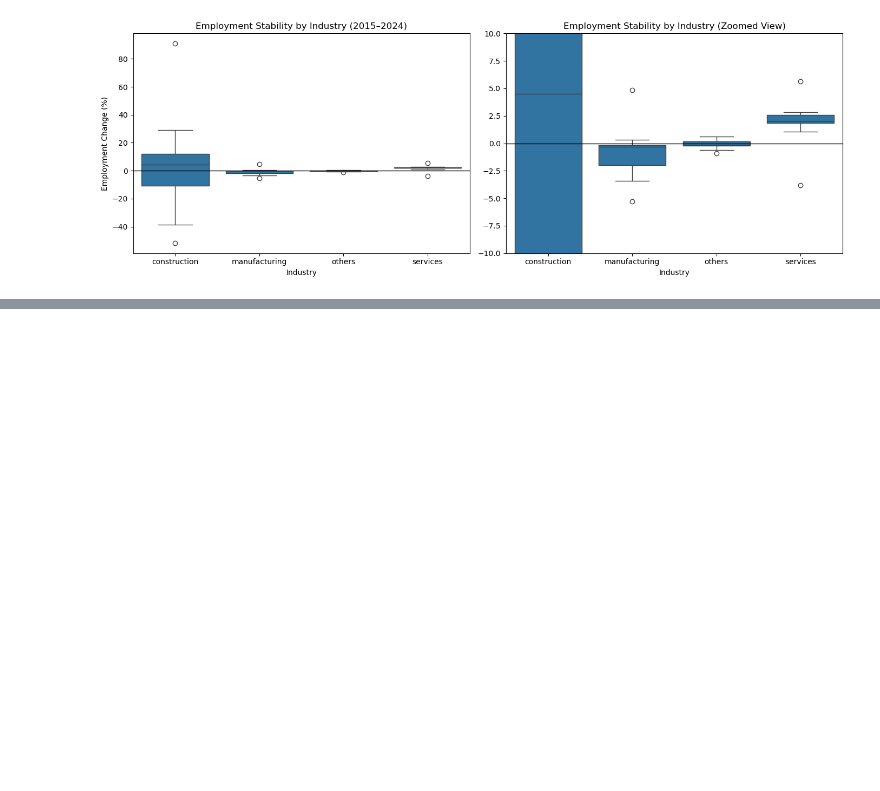
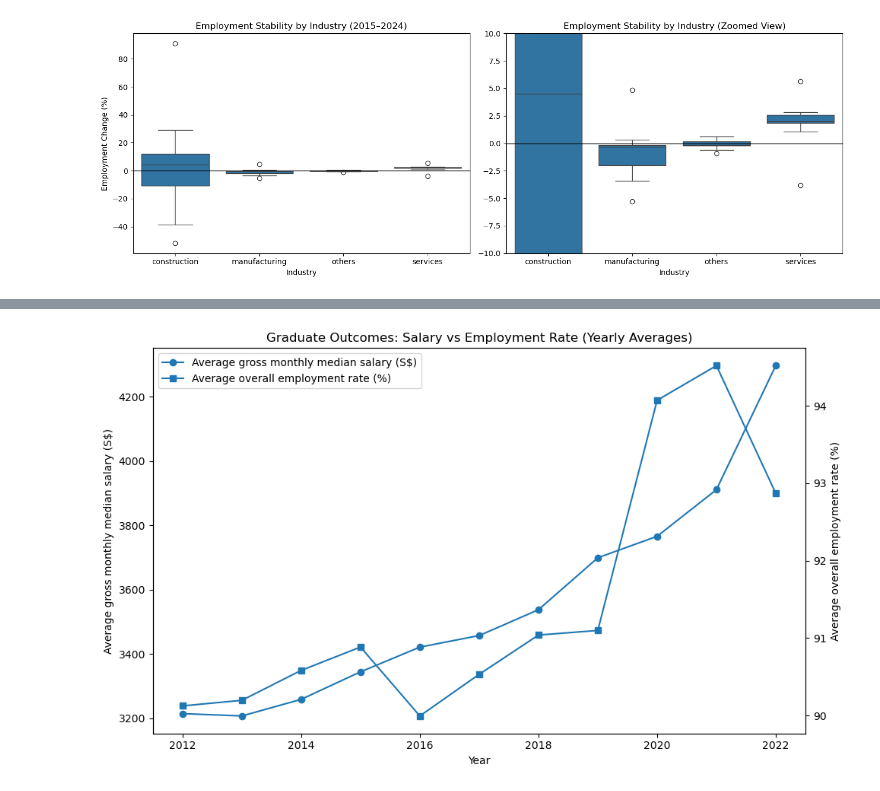
Before and after one commit to noodlebatteries124/pdas_ca2, a Jupyter notebook: p2518846-DAAAFT1B08-Kayden.ipynb, the cells around one changed output, grey strips where cells are left out. Cells and saved outputs as stored; diff of their text form; code cells hidden in the pictures; blank space fills up the shorter version.

Commit message:
completed one graph for final subquestion

```diff
--- a/p2518846-DAAAFT1B08-Kayden.ipynb
+++ b/p2518846-DAAAFT1B08-Kayden.ipynb
@@ -466,0 +469,89 @@ plt.show()
+# %%
+import numpy as np
+import pandas as pd
+import matplotlib.pyplot as plt
+
+df = pd.read_csv("ge_merged.csv")
+
+# 1) Drop duplicate salary columns (the ones ending with ".1")
+df = df.drop(columns=[c for c in df.columns if c.endswith(".1")])
+
+# 2) Convert numeric columns
+num_cols = [
+    "employment_rate_overall",
+    "employment_rate_ft_perm",
+    "basic_monthly_mean",
+    "basic_monthly_median",
+    "gross_monthly_mean",
+    "gross_monthly_median",
+    "gross_mthly_25_percentile",
+    "gross_mthly_75_percentile",
+]
+for c in num_cols:
+    df[c] = pd.to_numeric(df[c], errors="coerce")
+
+df["year"] = pd.to_numeric(df["year"], errors="coerce").astype("Int64")
+
+# 3) Fix 2012 salary scale issue (in this file, 2012 salaries are 10x smaller)
+salary_cols = [
+    "basic_monthly_mean",
+    "basic_monthly_median",
+    "gross_monthly_mean",
+    "gross_monthly_median",
+    "gross_mthly_25_percentile",
+    "gross_mthly_75_percentile",
+]
+mask_2012 = (df["year"] == 2012)
+mask_small = df["gross_monthly_median"] < 1000
+df.loc[mask_2012 & mask_small, salary_cols] = df.loc[mask_2012 & mask_small, salary_cols] * 10
+
+# 4) Keep rows with key metrics
+df_clean = df.dropna(subset=["year", "employment_rate_overall", "gross_monthly_median"]).copy()
+
+# 5) Yearly averages
+yearly = (
+    df_clean.groupby("year", as_index=False)
+    .agg(
+        avg_employment_overall=("employment_rate_overall", "mean"),
+        avg_employment_ft_perm=("employment_rate_ft_perm", "mean"),
+        avg_gross_median=("gross_monthly_median", "mean"),
+        n_programmes=("Key", "count"),
+    )
+    .sort_values("year")
+)
+
+overall_corr = df_clean["gross_monthly_median"].corr(df_clean["employment_rate_overall"])
+print("Correlation (salary median vs overall employment):", round(overall_corr, 3))
+
+# -------------------------
+# GRAPH 1: Salary vs employment over time (dual axis) + LEGEND
+# -------------------------
+fig, ax1 = plt.subplots(figsize=(10, 6))
+
+# Salary line (left axis)
+line1, = ax1.plot(
+    yearly["year"],
+    yearly["avg_gross_median"],
+    marker="o",
+    label="Average gross monthly median salary (S$)"
+)
+ax1.set_xlabel("Year")
+ax1.set_ylabel("Average gross monthly median salary (S$)")
+
+# Employment line (right axis)
+ax2 = ax1.twinx()
+line2, = ax2.plot(
+    yearly["year"],
+    yearly["avg_employment_overall"],
+    marker="s",
+    label="Average overall employment rate (%)"
+)
+ax2.set_ylabel("Average overall employment rate (%)")
+
+# ✅ Combine legends from both axes
+ax1.legend(handles=[line1, line2], loc="upper left")
+
+plt.title("Graduate Outcomes: Salary vs Employment Rate (Yearly Averages)")
+plt.tight_layout()
+plt.show()
+# %% [output]
@@ -466,0 +559 @@ plt.show()
+[figure, added]
```
Also changed, not shown: parts of 3 cells of this notebook.
